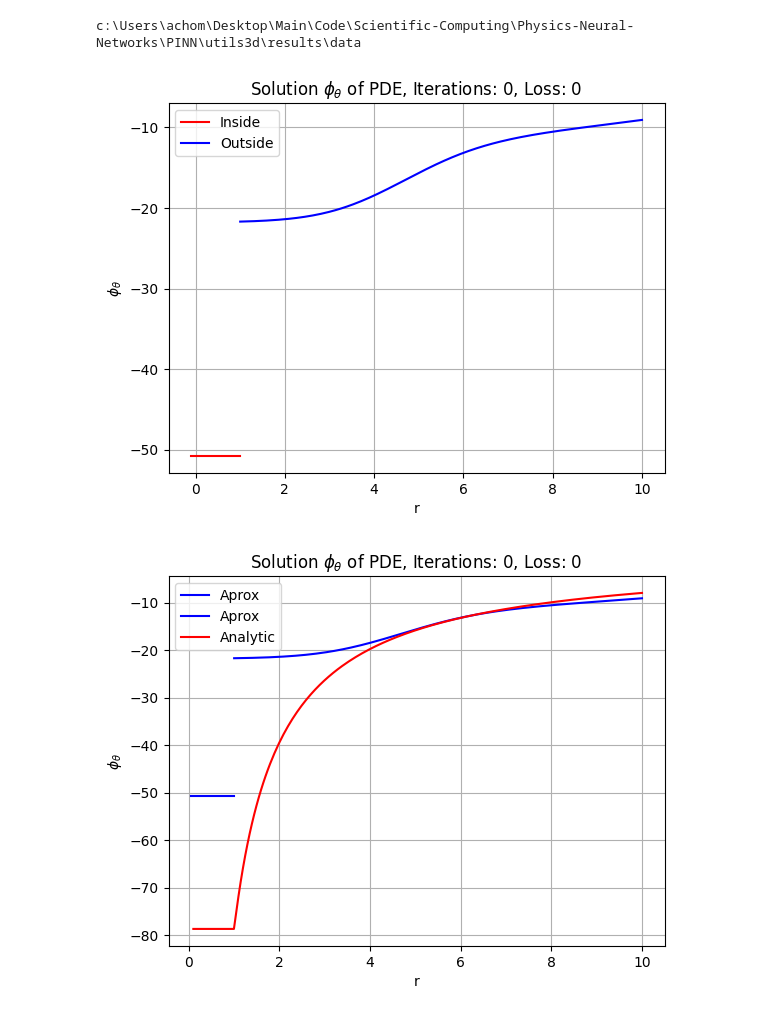
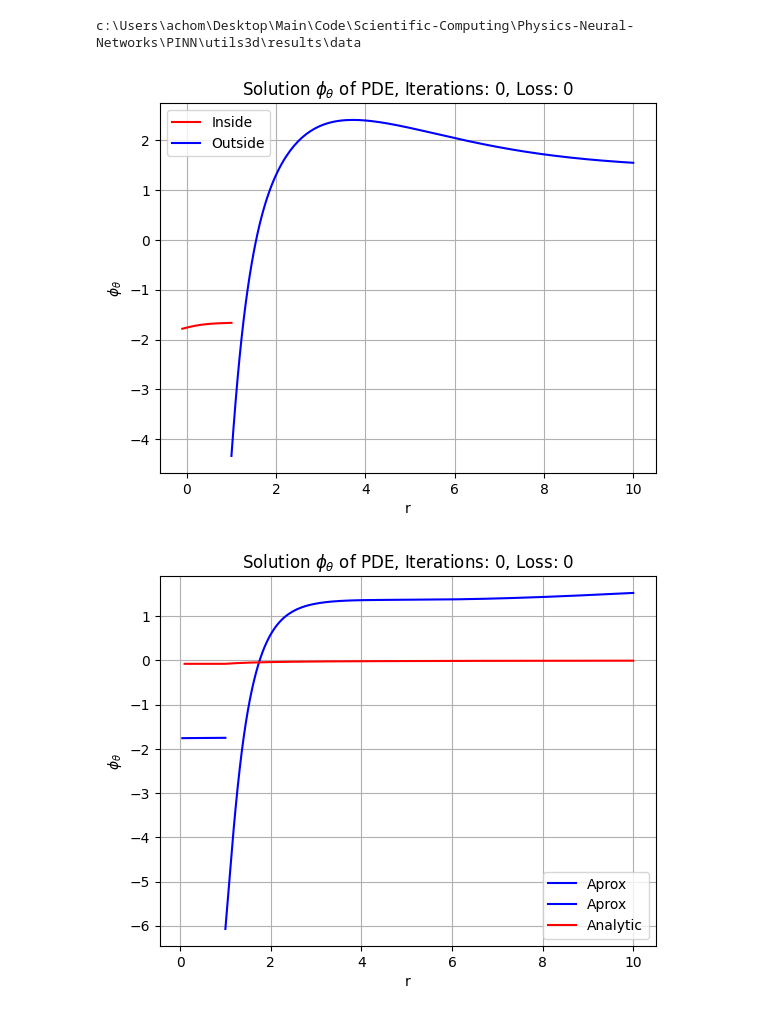
Before and after one commit to MartinAchondo/XPPBE, a Jupyter notebook: utils3d/postprocessing_X_REG.ipynb, the cells around one changed output. Saved outputs shown, nothing was run; the diff lists cells and outputs as text; code cells hidden in the pictures.

```diff
--- a/utils3d/postprocessing_X_REG.ipynb
+++ b/utils3d/postprocessing_X_REG.ipynb
@@ -73,7 +73,7 @@ class Simulation():
 Sim = Simulation(PBE_Interface)
 
 # PDE
-q_list = [(1000,[0,0,0])]
+q_list = [(1,[0,0,0])]
 
 inputs = {'Problem': 'Main_X',
             'rmin': 0,
@@ -136,7 +136,7 @@ Sim.lr = ([3000,6000],[1e-2,5e-3,5e-4])
 
 Sim.folder_path = main_path
 
-Nplot = 10
+Nplot = 2100
 Sim.names = [f'model_1_{Nplot}',f'model_2_{Nplot}']
 
 Sim.setup_algorithm()
@@ -146,8 +146,8 @@ Post = View_results_X(Sim.XPINN_solver, View_results, save=True, directory=Sim.f
 # %%
 Post.plot_u_plane(theta=np.pi, phi=0)
 # %% [output]
-[figure, old version]
+[figure, new version]
 # %%
-Post.plot_aprox_analytic(theta=np.pi, phi=0)
+Post.plot_aprox_analytic(theta=np.pi/2, phi=0)
 # %% [output]
-[figure, old version]
+[figure, new version]
```
Also changed, not shown: 42 other files.
